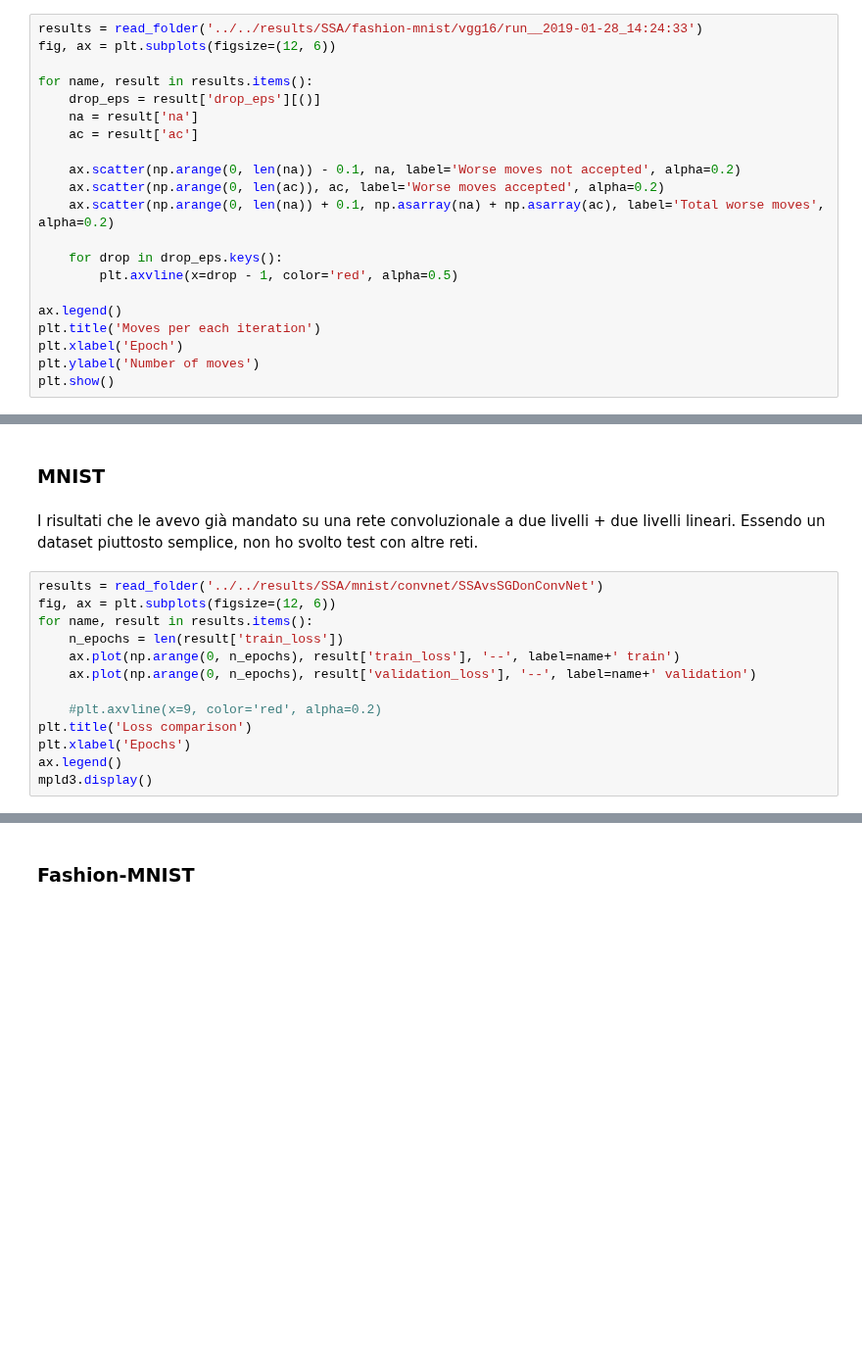
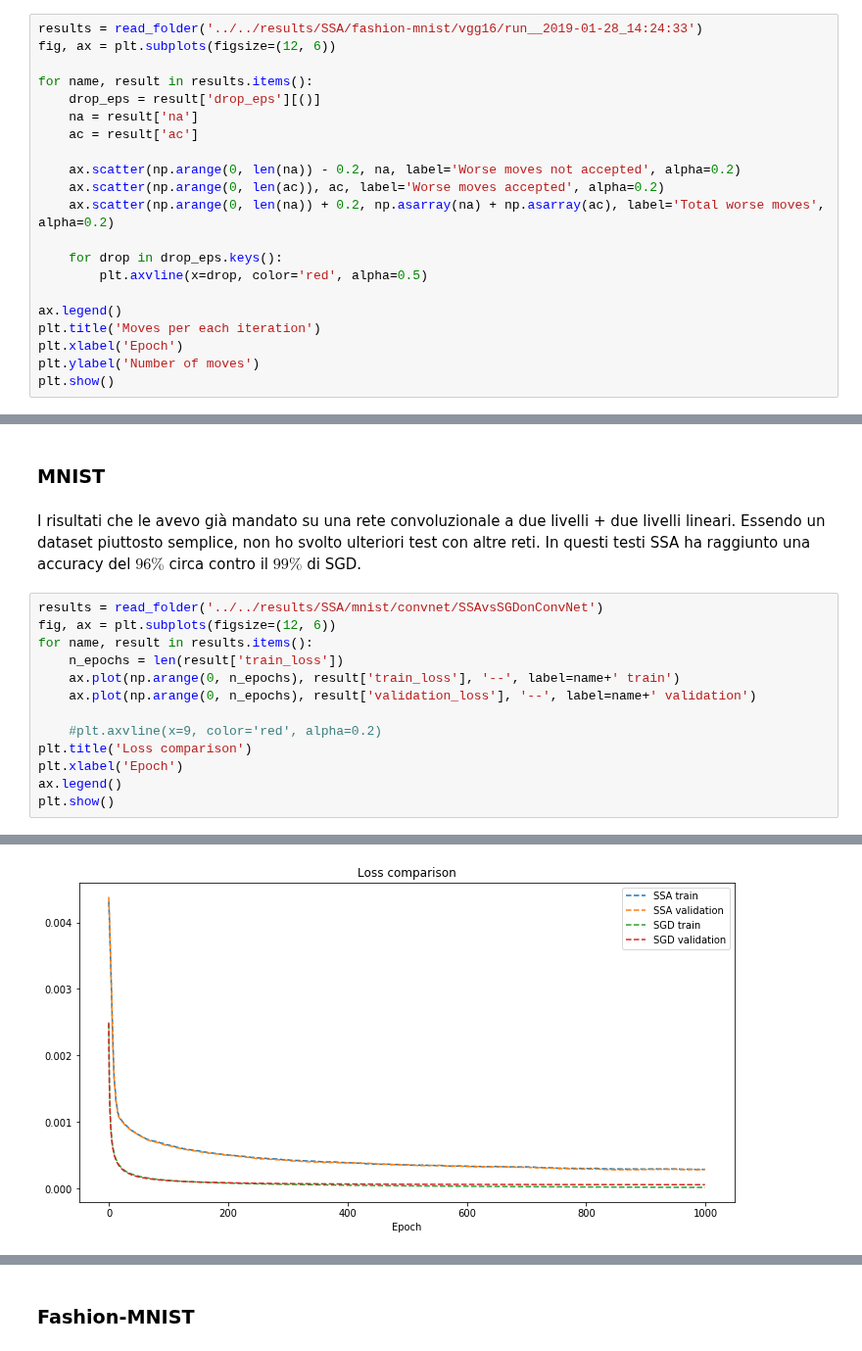
Before and after one commit to strin-matey/thesis, a Jupyter notebook: notebooks/sa/SimulatedAnnealingFinal.ipynb, the cells around one changed output, grey strips where cells are left out. Shown at 98% size. Drawn from its saved outputs; the diff is of its cells as text; blank space fills up the shorter version.

```diff
--- a/notebooks/sa/SimulatedAnnealingFinal.ipynb
+++ b/notebooks/sa/SimulatedAnnealingFinal.ipynb
@@ -271,12 +272,12 @@ for name, result in results.items():
     na = result['na']
     ac = result['ac']
 
-    ax.scatter(np.arange(0, len(na)) - 0.1, na, label='Worse moves not accepted', alpha=0.2)
+    ax.scatter(np.arange(0, len(na)) - 0.2, na, label='Worse moves not accepted', alpha=0.2)
     ax.scatter(np.arange(0, len(ac)), ac, label='Worse moves accepted', alpha=0.2)
-    ax.scatter(np.arange(0, len(na)) + 0.1, np.asarray(na) + np.asarray(ac), label='Total worse moves', alpha=0.2)
+    ax.scatter(np.arange(0, len(na)) + 0.2, np.asarray(na) + np.asarray(ac), label='Total worse moves', alpha=0.2)
 
     for drop in drop_eps.keys():
-        plt.axvline(x=drop - 1, color='red', alpha=0.5)
+        plt.axvline(x=drop, color='red', alpha=0.5)
 
 ax.legend()
 plt.title('Moves per each iteration')
@@ -290,7 +291,7 @@ plt.show()
 # %% [markdown]
 ### MNIST
 # %% [markdown]
-I risultati che le avevo già mandato su una rete convoluzionale a due livelli + due livelli lineari. Essendo un dataset piuttosto semplice, non ho svolto test con altre reti.
+I risultati che le avevo già mandato su una rete convoluzionale a due livelli + due livelli lineari. Essendo un dataset piuttosto semplice, non ho svolto ulteriori test con altre reti. In questi testi SSA ha raggiunto una accuracy del $96\%$ circa contro il $99\%$ di SGD.
 # %%
 results = read_folder('../../results/SSA/mnist/convnet/SSAvsSGDonConvNet')
 fig, ax = plt.subplots(figsize=(12, 6))
@@ -301,7 +302,7 @@ for name, result in results.items():
 
     #plt.axvline(x=9, color='red', alpha=0.2)
 plt.title('Loss comparison')
-plt.xlabel('Epochs')
+plt.xlabel('Epoch')
 ax.legend()
-mpld3.display()
+plt.show()
 # %% [output]
@@ -309,3 +309,4 @@ mpld3.display()
+[figure, added]
 # %%
 results = read_folder('../../results/SSA/mnist/convnet/SSAvsSGDonConvNet')
 fig, ax = plt.subplots(figsize=(12, 6))
```
Also changed, not shown: parts of 17 cells of this notebook.
